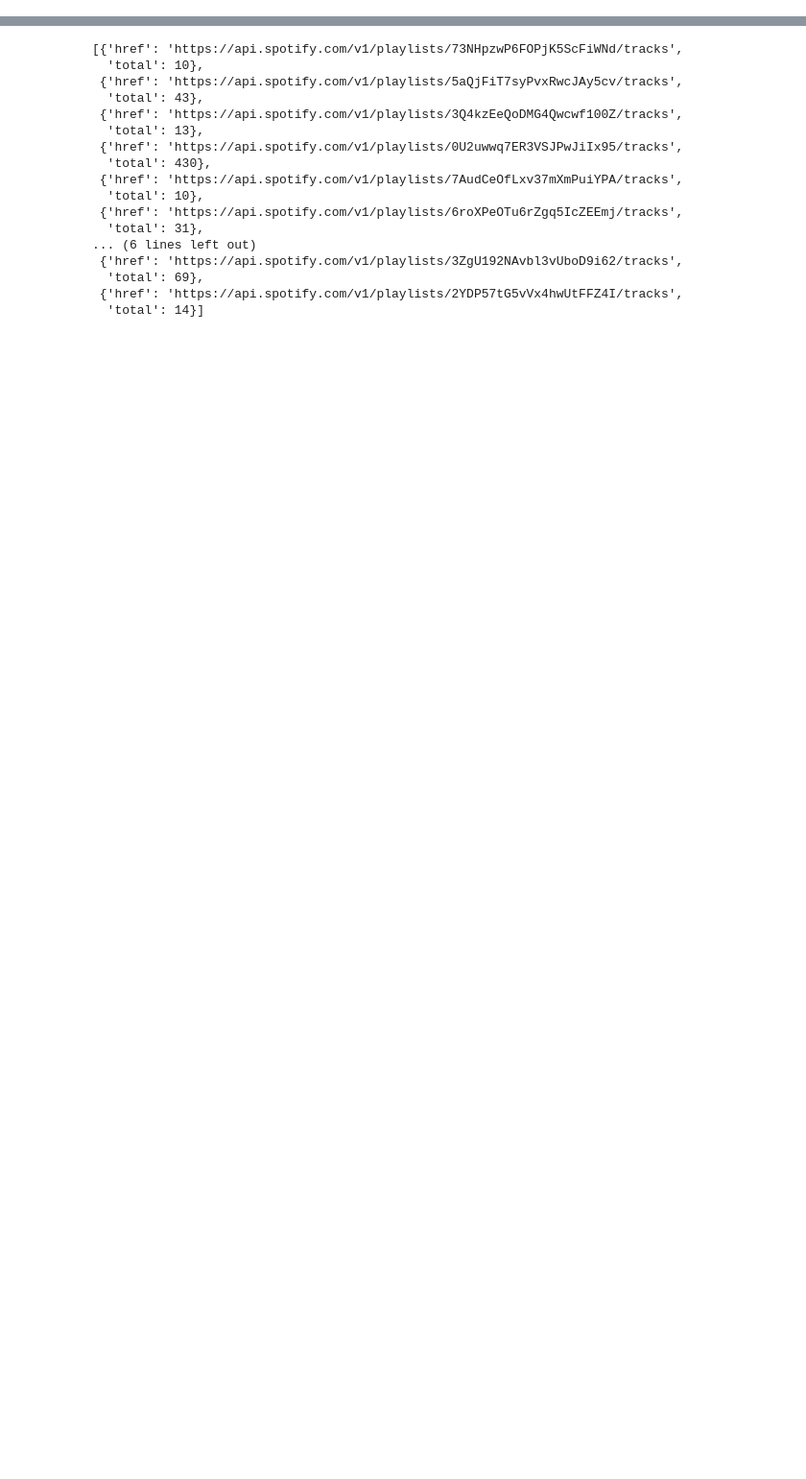
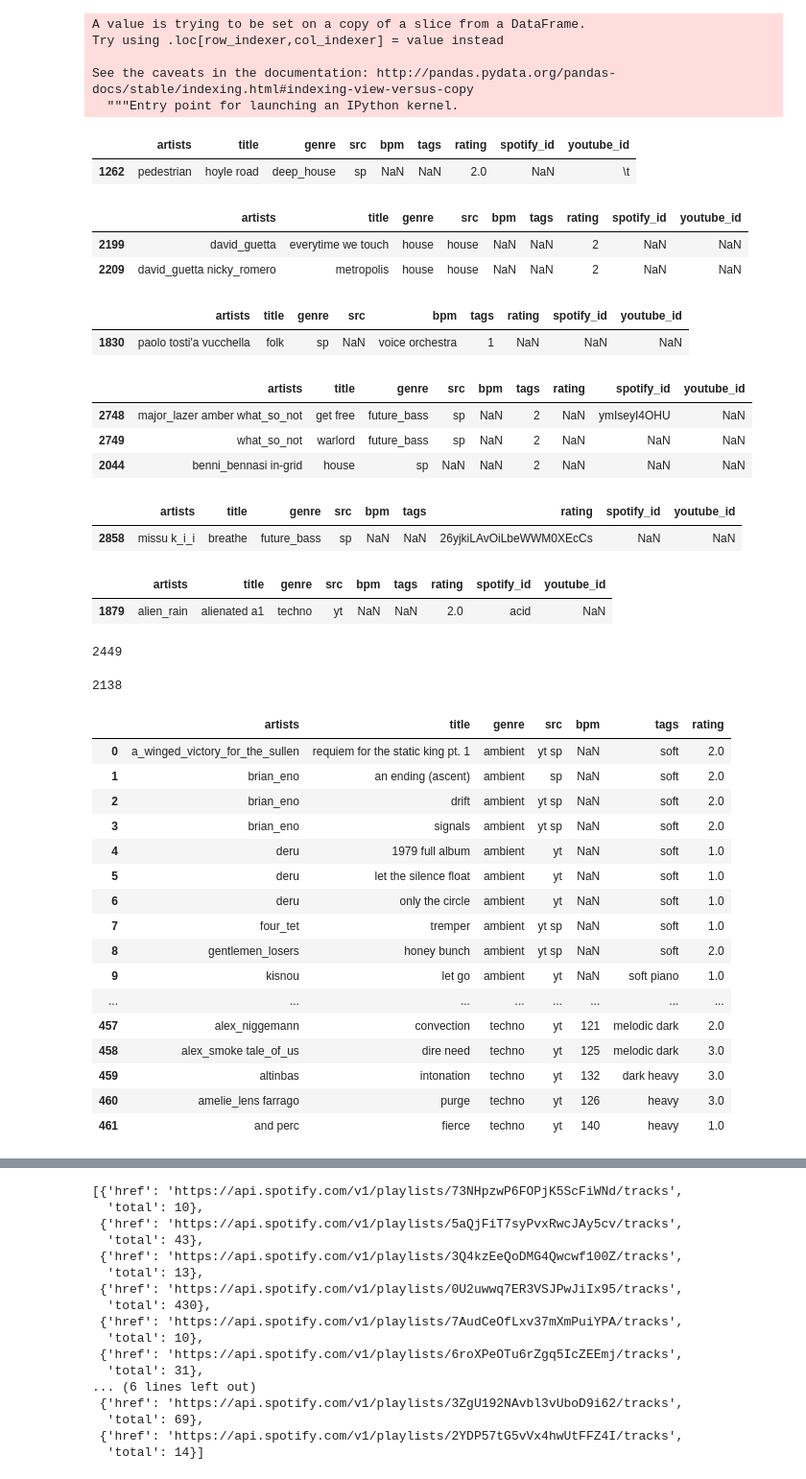
Before and after one commit to alegaballo/Tools, a Jupyter notebook: playlist_creator/querying_youtube.ipynb, the cells around one changed output, grey strips where cells are left out. Shown at 96% size. Drawn from its saved outputs; the diff is of its cells as text; code cells hidden in the pictures; blank space fills up the shorter version.

```diff
--- a/playlist_creator/querying_youtube.ipynb
+++ b/playlist_creator/querying_youtube.ipynb
@@ -12,0 +129,3 @@ tracks = pd.read_csv('titles.csv')
+# %%
+tracks = pd.read_csv('sorted_tracks.csv', dtype={'tags': str, 'genre': str})
+tracks = tracks.sort_values(['genre','artists','title'])
@@ -12,0 +223,3 @@ tracks = pd.read_csv('titles.csv')
+# %%
+tracks = tracks[pd.notnull(tracks['genre'])]
+tracks = tracks[pd.notnull(tracks['tags'])]
@@ -12,0 +231,47 @@ tracks = pd.read_csv('titles.csv')
+# %%
+ambients['tags'] = ambients.apply(lambda x: ' '.join([tag for tag in x['tags'].split() if tag != 'soft']), axis=1)
+# %% [output]
+A value is trying to be set on a copy of a slice from a DataFrame.
+Try using .loc[row_indexer,col_indexer] = value instead
+
+See the caveats in the documentation: http://pandas.pydata.org/pandas-docs/stable/indexing.html#indexing-view-versus-copy
+  """Entry point for launching an IPython kernel.
+# %%
+tracks[tracks.youtube_id == '\t']
+# %% [output]
+|  | artists | title | genre | src | bpm | tags | rating | spotify_id | youtube_id |
+| 1262 | pedestrian | hoyle road | deep_house | sp | NaN | NaN | 2.0 | NaN | \t |
+# %%
+tracks[tracks.src == 'house']
+# %% [output]
+|  | artists | title | genre | src | bpm | tags | rating | spotify_id | youtube_id |
+| 2199 | david_guetta | everytime we touch | house | house | NaN | NaN | 2 | NaN | NaN |
+| 2209 | david_guetta nicky_romero | metropolis | house | house | NaN | NaN | 2 | NaN | NaN |
+# %%
+tracks[tracks.bpm == 'voice orchestra']
+# %% [output]
+|  | artists | title | genre | src | bpm | tags | rating | spotify_id | youtube_id |
+| 1830 | paolo tosti'a vucchella | folk | sp | NaN | voice orchestra | 1 | NaN | NaN | NaN |
+# %%
+tracks[tracks.tags == '2']
+# %% [output]
+|  | artists | title | genre | src | bpm | tags | rating | spotify_id | youtube_id |
+| 2748 | major_lazer amber what_so_not | get free | future_bass | sp | NaN | 2 | NaN | ymIseyI4OHU | NaN |
+| 2749 | what_so_not | warlord | future_bass | sp | NaN | 2 | NaN | NaN | NaN |
+| 2044 | benni_bennasi in-grid | house | sp | NaN | NaN | 2 | NaN | NaN | NaN |
+# %%
+tracks[tracks.rating == '26yjkiLAvOiLbeWWM0XEcCs']
+# %% [output]
+|  | artists | title | genre | src | bpm | tags | rating | spotify_id | youtube_id |
+| 2858 | missu k_i_i | breathe | future_bass | sp | NaN | NaN | 26yjkiLAvOiLbeWWM0XEcCs | NaN | NaN |
+# %%
+tracks[tracks.spotify_id == 'acid ']
+# %% [output]
+|  | artists | title | genre | src | bpm | tags | rating | spotify_id | youtube_id |
+| 1879 | alien_rain | alienated a1 | techno | yt | NaN | NaN | 2.0 | acid | NaN |
+# %%
+tracks.shape[0]
+# %% [output]
+2449
+# %%
+tracks.artists = tracks.artists.str.lower()
@@ -12,0 +282,26 @@ tracks = pd.read_csv('titles.csv')
+# %%
+tracks.drop_duplicates().sort_values(['artists','title']).shape[0]
+# %% [output]
+2138
+# %%
+notnull_tags_tracks = tracks[pd.notnull(tracks['tags'])]
+# %%
+notnull_tags_tracks
+# %% [output]
+|  | artists | title | genre | src | bpm | tags | rating |
+| 0 | a_winged_victory_for_the_sullen | requiem for the static king pt. 1 | ambient | yt sp | NaN | soft | 2.0 |
+| 1 | brian_eno | an ending (ascent) | ambient | sp | NaN | soft | 2.0 |
+| 2 | brian_eno | drift | ambient | yt sp | NaN | soft | 2.0 |
+| 3 | brian_eno | signals | ambient | yt sp | NaN | soft | 2.0 |
+| 4 | deru | 1979 full album | ambient | yt | NaN | soft | 1.0 |
+| 5 | deru | let the silence float | ambient | yt | NaN | soft | 1.0 |
+| 6 | deru | only the circle | ambient | yt | NaN | soft | 1.0 |
+| 7 | four_tet | tremper | ambient | yt sp | NaN | soft | 1.0 |
+| 8 | gentlemen_losers | honey bunch | ambient | yt sp | NaN | soft | 2.0 |
+| 9 | kisnou | let go | ambient | yt | NaN | soft piano | 1.0 |
+| ... | ... | ... | ... | ... | ... | ... | ... |
+| 457 | alex_niggemann | convection | techno | yt | 121 | melodic dark | 2.0 |
+| 458 | alex_smoke tale_of_us | dire need | techno | yt | 125 | melodic dark | 3.0 |
+| 459 | altinbas | intonation | techno | yt | 132 | dark heavy | 3.0 |
+| 460 | amelie_lens farrago | purge | techno | yt | 126 | heavy | 3.0 |
+| 461 | and perc | fierce | techno | yt | 140 | heavy | 1.0 |
```
Also changed, not shown: parts of 41 cells of this notebook, 4 other files.
